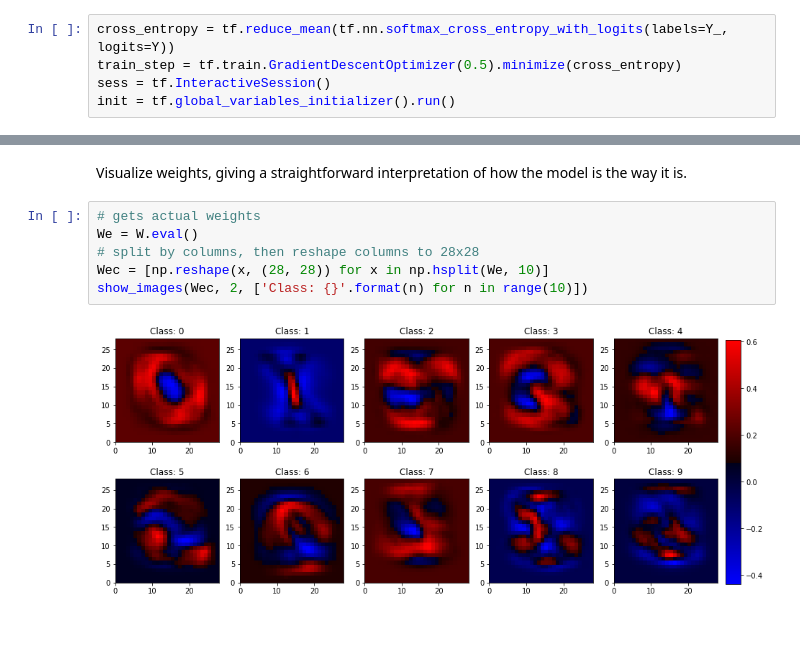
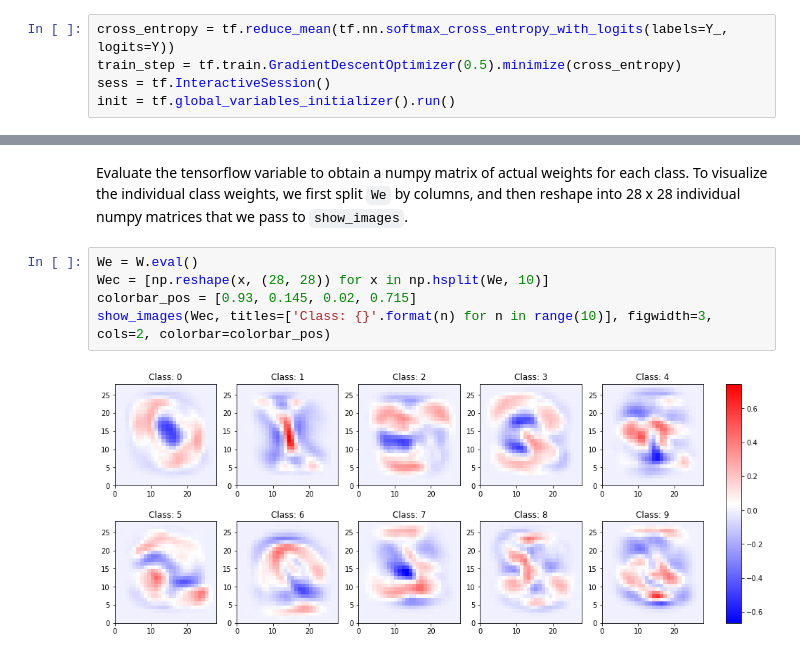
Before and after one commit to stofte/tf-playground, a Jupyter notebook: src/mnist_softmax.ipynb, the cells around one changed output, grey strips where cells are left out. Cells and saved outputs as stored; diff of their text form; blank space fills up the shorter version.

```diff
--- a/src/mnist_softmax.ipynb
+++ b/src/mnist_softmax.ipynb
@@ -84,10 +90,9 @@ sess.run(accuracy, feed_dict={X: mnist.test.images, Y_: mnist.test.labels})
-# %% [markdown]
-Visualize weights, giving a straightforward interpretation of how the model is the way it is.
+# %% [markdown]
+Evaluate the tensorflow variable to obtain a numpy matrix of actual weights for each class. To visualize the individual class weights, we first split `We` by columns, and then reshape into 28 x 28 individual numpy matrices that we pass to `show_images`.
 # %%
-# gets actual weights
 We = W.eval()
-# split by columns, then reshape columns to 28x28
 Wec = [np.reshape(x, (28, 28)) for x in np.hsplit(We, 10)]
-show_images(Wec, 2, ['Class: {}'.format(n) for n in range(10)])
+colorbar_pos = [0.93, 0.145, 0.02, 0.715]
+show_images(Wec, titles=['Class: {}'.format(n) for n in range(10)], figwidth=3, cols=2, colorbar=colorbar_pos)
 # %% [output]
-[figure, old version]
+[figure, new version]
```
Also changed, not shown: parts of 12 cells of this notebook, 1 other file.
